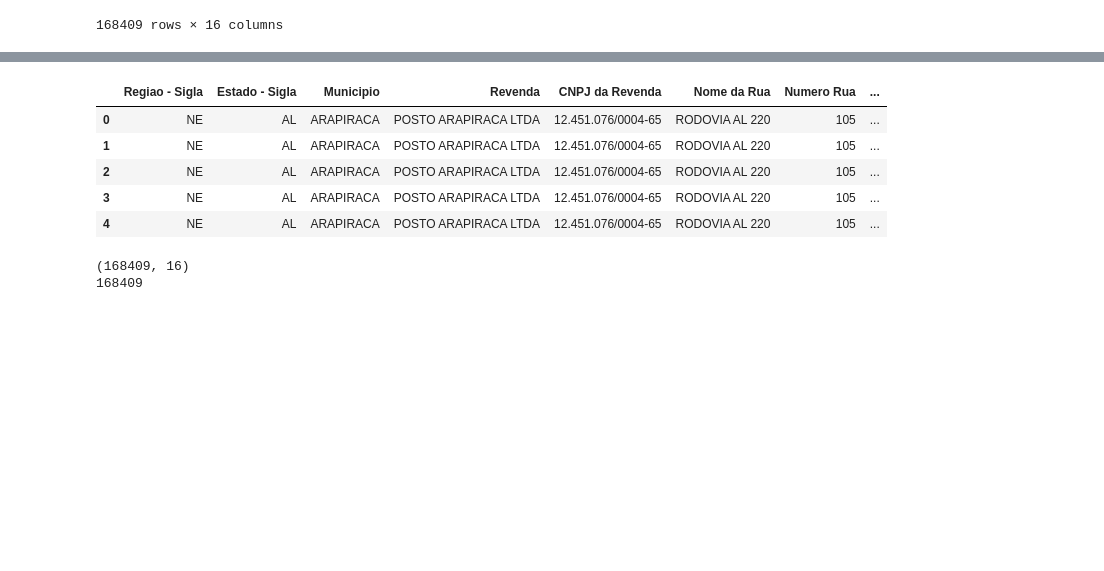
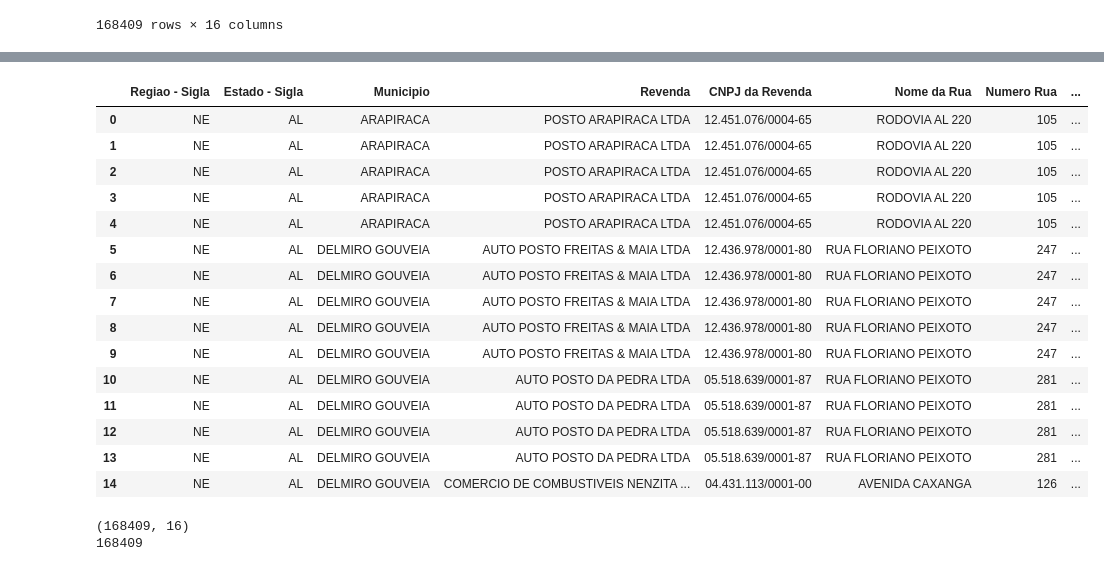
Before and after one commit to MatheusDecarliGuarnieri/PYTHIN_PANDAS, a Jupyter notebook: Primeiro_Exemplo_em_Pandas.ipynb, the cells around one changed output, grey strips where cells are left out. Saved outputs shown, nothing was run; the diff lists cells and outputs as text; code cells hidden in the pictures; blank space fills up the shorter version.

```diff
--- a/Primeiro_Exemplo_em_Pandas.ipynb
+++ b/Primeiro_Exemplo_em_Pandas.ipynb
@@ -55,12 +63,23 @@ display(combustiveis_df)
-# %%
-display(combustiveis_df.head(5))
-# %% [output]
-|  | Regiao - Sigla | Estado - Sigla | Municipio | Revenda | CNPJ da Revenda | Nome da Rua | Numero Rua | ... |
-| 0 | NE | AL | ARAPIRACA | POSTO ARAPIRACA LTDA | 12.451.076/0004-65 | RODOVIA AL 220 | 105 | ... |
-| 1 | NE | AL | ARAPIRACA | POSTO ARAPIRACA LTDA | 12.451.076/0004-65 | RODOVIA AL 220 | 105 | ... |
-| 2 | NE | AL | ARAPIRACA | POSTO ARAPIRACA LTDA | 12.451.076/0004-65 | RODOVIA AL 220 | 105 | ... |
-| 3 | NE | AL | ARAPIRACA | POSTO ARAPIRACA LTDA | 12.451.076/0004-65 | RODOVIA AL 220 | 105 | ... |
-| 4 | NE | AL | ARAPIRACA | POSTO ARAPIRACA LTDA | 12.451.076/0004-65 | RODOVIA AL 220 | 105 | ... |
+# %%
+# Quero, na verdade, exibir as primeiras 15 linhas
+display(combustiveis_df.head(15))
+# %% [output]
+|  | Regiao - Sigla | Estado - Sigla | Municipio | Revenda | CNPJ da Revenda | Nome da Rua | Numero Rua | ... |
+| 0 | NE | AL | ARAPIRACA | POSTO ARAPIRACA LTDA | 12.451.076/0004-65 | RODOVIA AL 220 | 105 | ... |
+| 1 | NE | AL | ARAPIRACA | POSTO ARAPIRACA LTDA | 12.451.076/0004-65 | RODOVIA AL 220 | 105 | ... |
+| 2 | NE | AL | ARAPIRACA | POSTO ARAPIRACA LTDA | 12.451.076/0004-65 | RODOVIA AL 220 | 105 | ... |
+| 3 | NE | AL | ARAPIRACA | POSTO ARAPIRACA LTDA | 12.451.076/0004-65 | RODOVIA AL 220 | 105 | ... |
+| 4 | NE | AL | ARAPIRACA | POSTO ARAPIRACA LTDA | 12.451.076/0004-65 | RODOVIA AL 220 | 105 | ... |
+| 5 | NE | AL | DELMIRO GOUVEIA | AUTO POSTO FREITAS & MAIA LTDA | 12.436.978/0001-80 | RUA FLORIANO PEIXOTO | 247 | ... |
+| 6 | NE | AL | DELMIRO GOUVEIA | AUTO POSTO FREITAS & MAIA LTDA | 12.436.978/0001-80 | RUA FLORIANO PEIXOTO | 247 | ... |
+| 7 | NE | AL | DELMIRO GOUVEIA | AUTO POSTO FREITAS & MAIA LTDA | 12.436.978/0001-80 | RUA FLORIANO PEIXOTO | 247 | ... |
+| 8 | NE | AL | DELMIRO GOUVEIA | AUTO POSTO FREITAS & MAIA LTDA | 12.436.978/0001-80 | RUA FLORIANO PEIXOTO | 247 | ... |
+| 9 | NE | AL | DELMIRO GOUVEIA | AUTO POSTO FREITAS & MAIA LTDA | 12.436.978/0001-80 | RUA FLORIANO PEIXOTO | 247 | ... |
+| 10 | NE | AL | DELMIRO GOUVEIA | AUTO POSTO DA PEDRA LTDA | 05.518.639/0001-87 | RUA FLORIANO PEIXOTO | 281 | ... |
+| 11 | NE | AL | DELMIRO GOUVEIA | AUTO POSTO DA PEDRA LTDA | 05.518.639/0001-87 | RUA FLORIANO PEIXOTO | 281 | ... |
+| 12 | NE | AL | DELMIRO GOUVEIA | AUTO POSTO DA PEDRA LTDA | 05.518.639/0001-87 | RUA FLORIANO PEIXOTO | 281 | ... |
+| 13 | NE | AL | DELMIRO GOUVEIA | AUTO POSTO DA PEDRA LTDA | 05.518.639/0001-87 | RUA FLORIANO PEIXOTO | 281 | ... |
+| 14 | NE | AL | DELMIRO GOUVEIA | COMERCIO DE COMBUSTIVEIS NENZITA ... | 04.431.113/0001-00 | AVENIDA CAXANGA | 126 | ... |
 # %%
 #Comando  Dataframe.shape e Dataframe.describe()
 print(combustiveis_df.shape)
```
Also changed, not shown: parts of 8 cells of this notebook.
